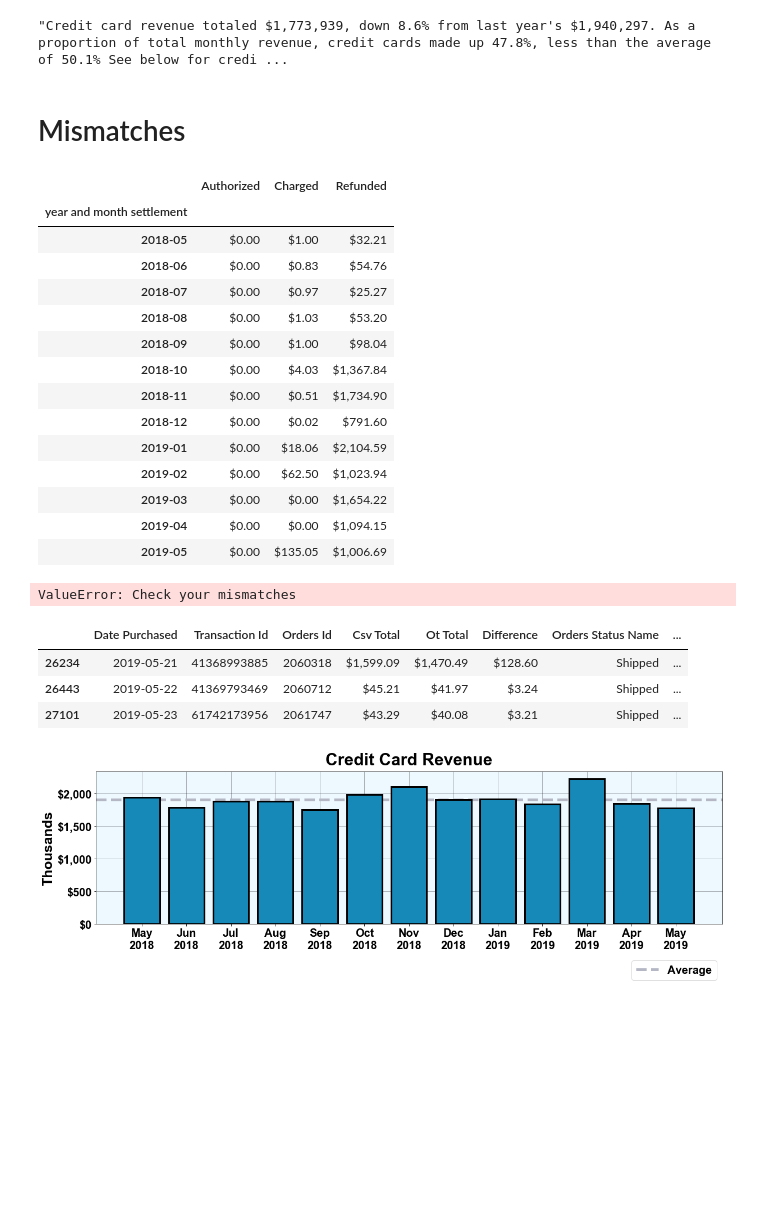
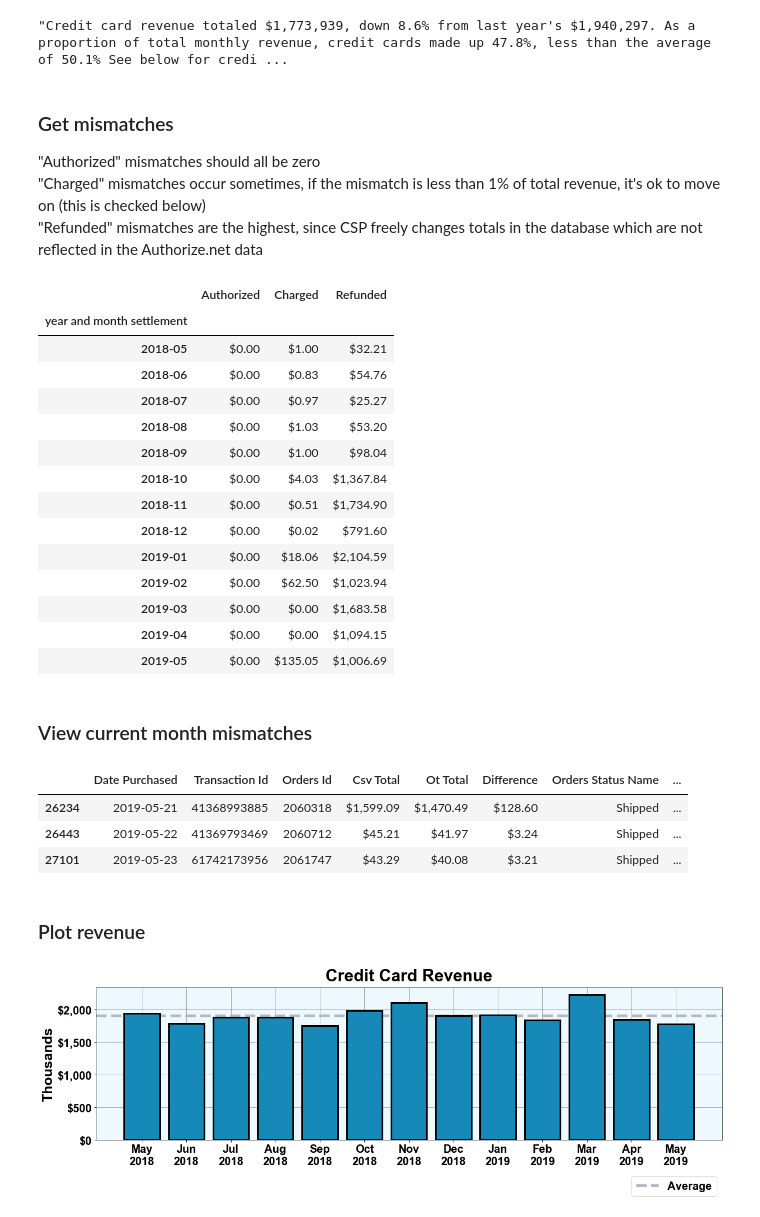
Before and after one commit to bztekola/Jupyter-Scripts, a Jupyter notebook: Fake Folder copy/Finance/Recurring/Authorize.net and Gravity Monthly Audit/Python/Authorize.net and Gravity Monthly Audit.ipynb, the cells around one changed output. Saved outputs shown, nothing was run; the diff lists cells and outputs as text; code cells hidden in the pictures; blank space fills up the shorter version.

```diff
--- a/Fake Folder copy/Finance/Recurring/Authorize.net and Gravity Monthly Audit/Python/Authorize.net and Gravity Monthly Audit.ipynb
+++ b/Fake Folder copy/Finance/Recurring/Authorize.net and Gravity Monthly Audit/Python/Authorize.net and Gravity Monthly Audit.ipynb
@@ -413,36 +434,43 @@ report_dict['revenue write'] = write
 report_dict['revenue write']
 # %% [output]
 "Credit card revenue totaled $1,773,939, down 8.6% from last year's $1,940,297. As a proportion of total monthly revenue, credit cards made up 47.8%, less than the average of 50.1% See below for credi ...
-# %% [markdown]
-# Mismatches
+# %% [markdown]
+### Get mismatches
+"Authorized" mismatches should all be zero
+"Charged" mismatches occur sometimes, if the mismatch is less than 1% of total revenue, it's ok to move on (this is checked below)
+"Refunded" mismatches are the highest, since CSP freely changes totals in the database which are not reflected in the Authorize.net data
 # %%
 mismatch = r_main[r_main['difference'] > 0].copy()
 g1 = mismatch.groupby(['year and month settlement','billing status name'])[['difference']].sum().unstack(1).fillna(0)
 g1.columns = g1.columns.droplevel(0)
 
-if g1.iloc[-1][['Authorized','Charged']].sum() > 5:
+fmt = ['m2','m2','m2']
+display(g1.format_(fmt))
 
-    fmt = ['m2'] * 3
-    display(g1.format_(fmt))
+total = r_by_month.loc[date_end[:7]]['total revenue']
 
-    raise ValueError('Check your mismatches')
+# if the totla "Charged" mismatch for the current month is greater than 1% of total revenue, raise an error
+# run the cell below to view these mismatches
+if g1.iloc[-1]['Charged']/total > 0.01:
+    raise ValueError('check your "Charged" mismatches')
 # %% [output]
 |  | Authorized | Charged | Refunded |
 | year and month settlement |  |  |  |
 | 2018-05 | $0.00 | $1.00 | $32.21 |
 | 2018-06 | $0.00 | $0.83 | $54.76 |
 | 2018-07 | $0.00 | $0.97 | $25.27 |
 | 2018-08 | $0.00 | $1.03 | $53.20 |
 | 2018-09 | $0.00 | $1.00 | $98.04 |
 | 2018-10 | $0.00 | $4.03 | $1,367.84 |
 | 2018-11 | $0.00 | $0.51 | $1,734.90 |
 | 2018-12 | $0.00 | $0.02 | $791.60 |
 | 2019-01 | $0.00 | $18.06 | $2,104.59 |
 | 2019-02 | $0.00 | $62.50 | $1,023.94 |
-| 2019-03 | $0.00 | $0.00 | $1,654.22 |
+| 2019-03 | $0.00 | $0.00 | $1,683.58 |
 | 2019-04 | $0.00 | $0.00 | $1,094.15 |
 | 2019-05 | $0.00 | $135.05 | $1,006.69 |
-ValueError: Check your mismatches
+# %% [markdown]
+### View current month mismatches
 # %%
 cols = ['date purchased',
         'transaction id',
@@ -484,6 +496,8 @@ if do_this == 'yes':
 | 26234 | 2019-05-21 | 41368993885 | 2060318 | $1,599.09 | $1,470.49 | $128.60 | Shipped | ... |
 | 26443 | 2019-05-22 | 41369793469 | 2060712 | $45.21 | $41.97 | $3.24 | Shipped | ... |
 | 27101 | 2019-05-23 | 61742173956 | 2061747 | $43.29 | $40.08 | $3.21 | Shipped | ... |
+# %% [markdown]
+### Plot revenue
 # %%
 fig, ax = plt.subplots(figsize = (20,5))
 
```
Also changed, not shown: parts of 34 cells of this notebook, 3 other files.
